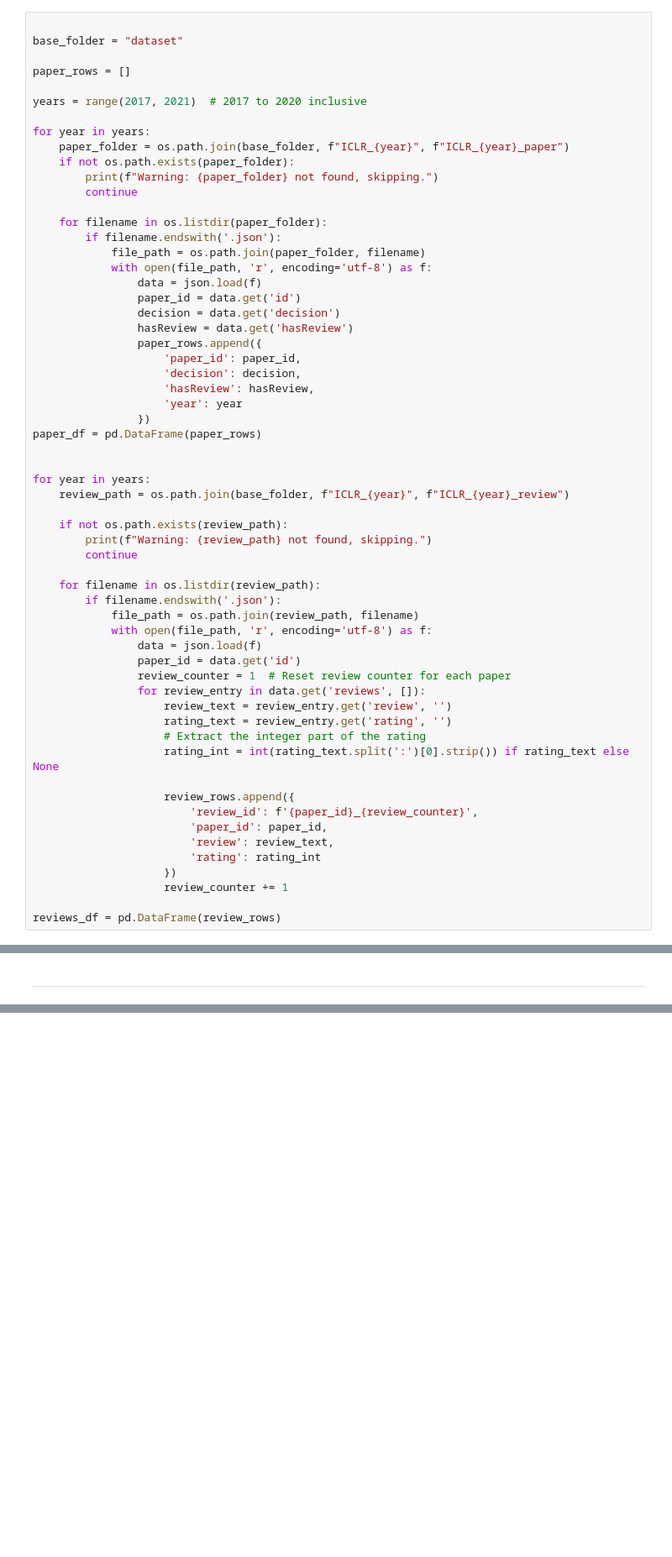
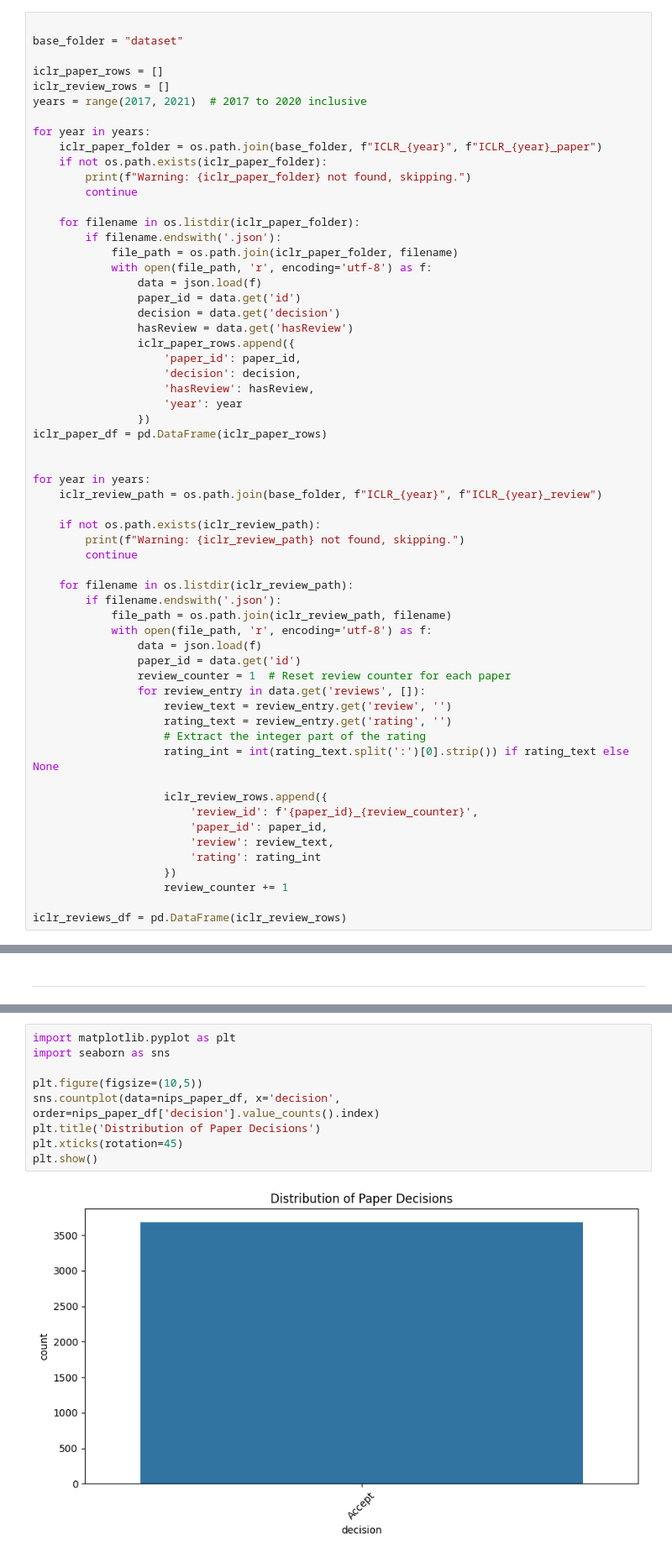
Before and after one commit to didemir/DLTA_project, a Jupyter notebook: eda.ipynb, the cells around one changed output, grey strips where cells are left out. Shown at 84% size. Saved outputs shown, nothing was run; the diff lists cells and outputs as text; blank space fills up the shorter version.

```diff
--- a/eda.ipynb
+++ b/eda.ipynb
@@ -217,43 +152,43 @@ reviews_df.describe()
 
 base_folder = "dataset"
 
-paper_rows = []
-
+iclr_paper_rows = []
+iclr_review_rows = []
 years = range(2017, 2021)  # 2017 to 2020 inclusive
 
 for year in years:
-    paper_folder = os.path.join(base_folder, f"ICLR_{year}", f"ICLR_{year}_paper")
-    if not os.path.exists(paper_folder):
-        print(f"Warning: {paper_folder} not found, skipping.")
+    iclr_paper_folder = os.path.join(base_folder, f"ICLR_{year}", f"ICLR_{year}_paper")
+    if not os.path.exists(iclr_paper_folder):
+        print(f"Warning: {iclr_paper_folder} not found, skipping.")
         continue
 
-    for filename in os.listdir(paper_folder):
+    for filename in os.listdir(iclr_paper_folder):
         if filename.endswith('.json'):
-            file_path = os.path.join(paper_folder, filename)
+            file_path = os.path.join(iclr_paper_folder, filename)
             with open(file_path, 'r', encoding='utf-8') as f:
                 data = json.load(f)
                 paper_id = data.get('id')
                 decision = data.get('decision')
                 hasReview = data.get('hasReview')
-                paper_rows.append({
+                iclr_paper_rows.append({
                     'paper_id': paper_id,
                     'decision': decision,
                     'hasReview': hasReview,
                     'year': year
                 })
-paper_df = pd.DataFrame(paper_rows)
+iclr_paper_df = pd.DataFrame(iclr_paper_rows)
 
 
 for year in years:
-    review_path = os.path.join(base_folder, f"ICLR_{year}", f"ICLR_{year}_review")
+    iclr_review_path = os.path.join(base_folder, f"ICLR_{year}", f"ICLR_{year}_review")
 
-    if not os.path.exists(review_path):
-        print(f"Warning: {review_path} not found, skipping.")
+    if not os.path.exists(iclr_review_path):
+        print(f"Warning: {iclr_review_path} not found, skipping.")
         continue
 
-    for filename in os.listdir(review_path):
+    for filename in os.listdir(iclr_review_path):
         if filename.endswith('.json'):
-            file_path = os.path.join(review_path, filename)
+            file_path = os.path.join(iclr_review_path, filename)
             with open(file_path, 'r', encoding='utf-8') as f:
                 data = json.load(f)
                 paper_id = data.get('id')
@@ -264,7 +199,7 @@ for year in years:
                     # Extract the integer part of the rating
                     rating_int = int(rating_text.split(':')[0].strip()) if rating_text else None
 
-                    review_rows.append({
+                    iclr_review_rows.append({
                         'review_id': f'{paper_id}_{review_counter}',
                         'paper_id': paper_id,
                         'review': review_text,
@@ -272,7 +207,7 @@ for year in years:
                     })
                     review_counter += 1
 
-reviews_df = pd.DataFrame(review_rows)
+iclr_reviews_df = pd.DataFrame(iclr_review_rows)
 # %% [markdown]
 ---
 Information about the contents of `paper_df` and `reviews_df`.
@@ -505,0 +552,11 @@ plt.show()
+# %%
+import matplotlib.pyplot as plt
+import seaborn as sns
+
+plt.figure(figsize=(10,5))
+sns.countplot(data=nips_paper_df, x='decision', order=nips_paper_df['decision'].value_counts().index)
+plt.title('Distribution of Paper Decisions')
+plt.xticks(rotation=45)
+plt.show()
+# %% [output]
+[figure, added]
```
Also changed, not shown: parts of 35 cells of this notebook.
